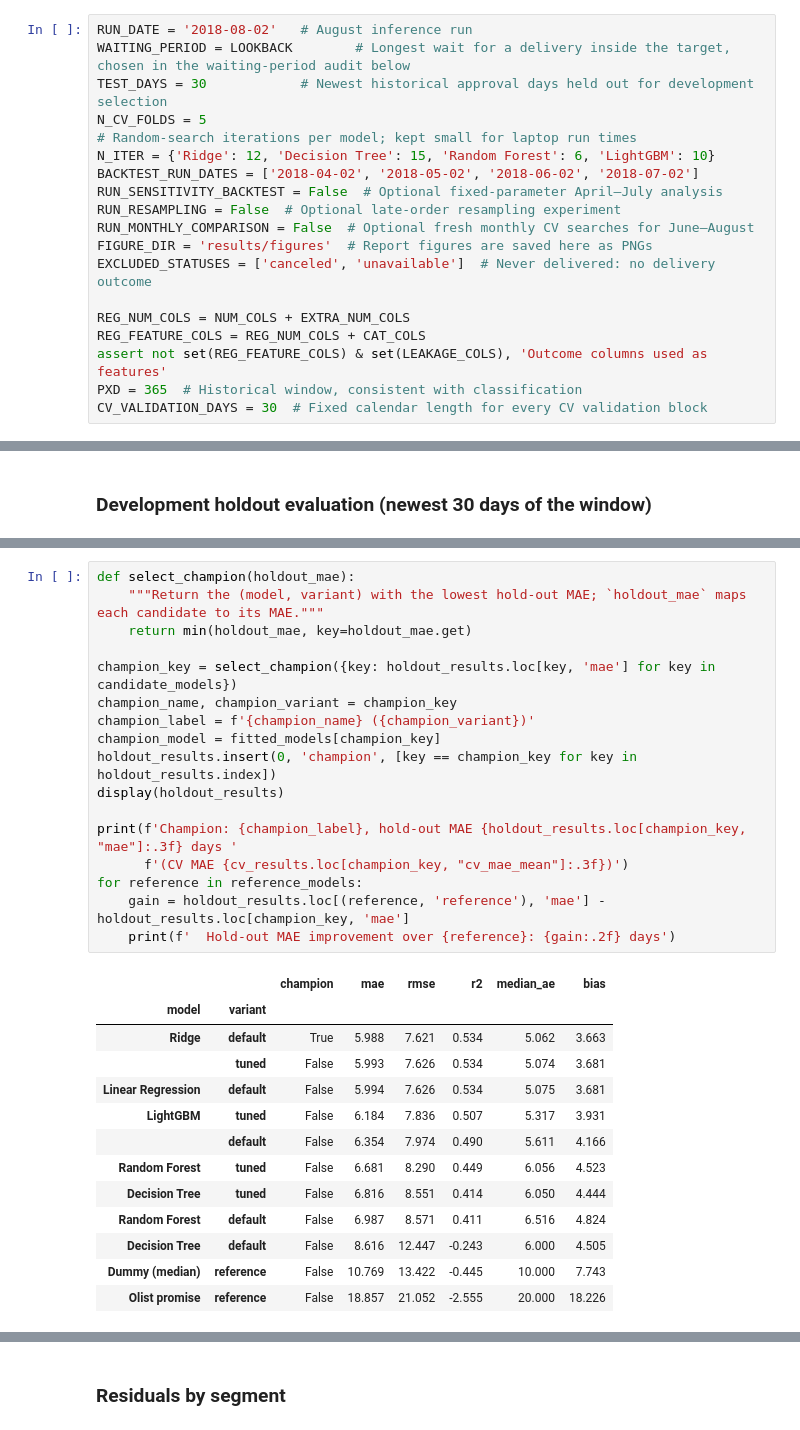
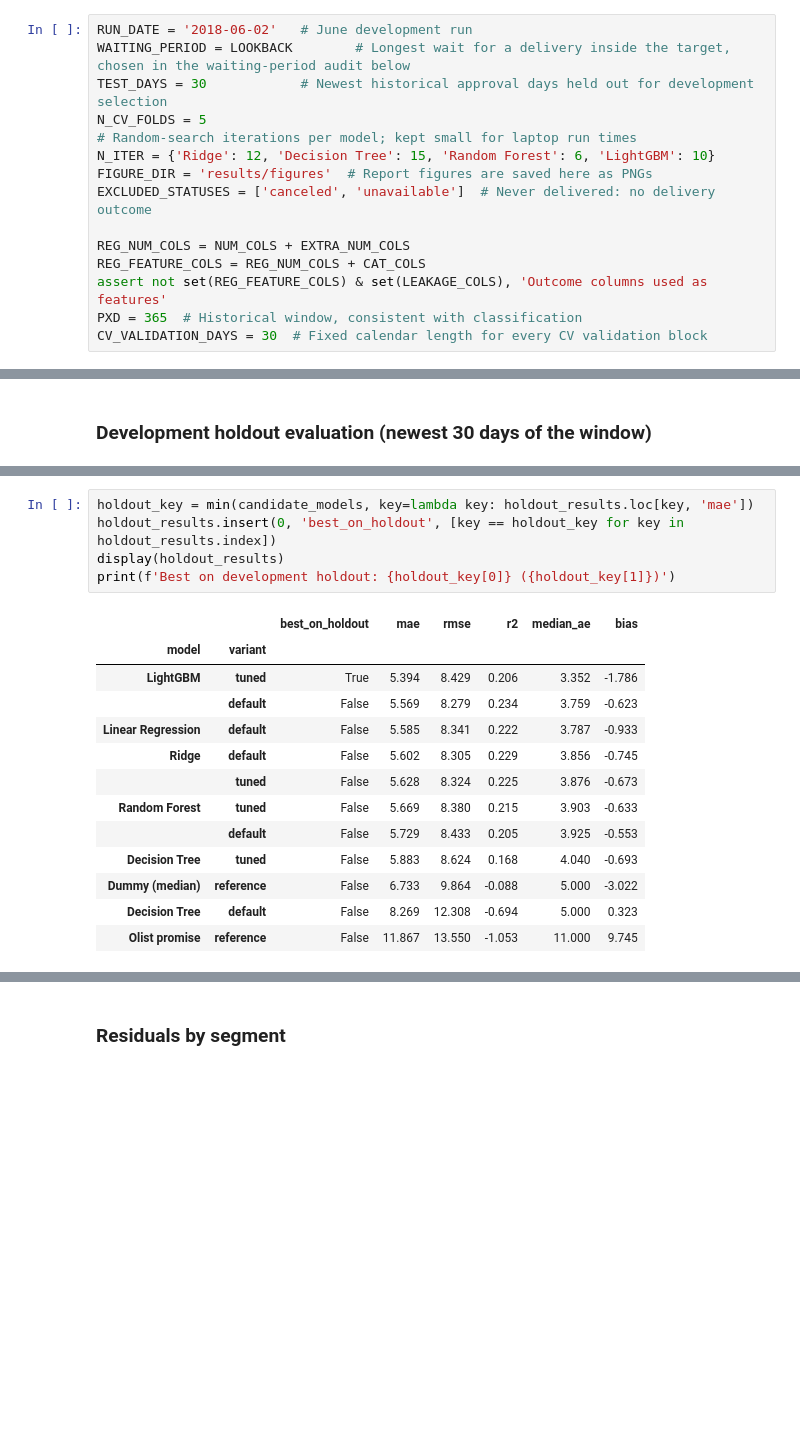
Before and after one commit to mushroomyyy/Team8_IT5006_Ecommerce_Analytics_AY2627Sem1, a Jupyter notebook: phase2/model_regression_dev.ipynb, the cells around one changed output, grey strips where cells are left out. Saved outputs shown, nothing was run; the diff lists cells and outputs as text; blank space fills up the shorter version.

```diff
--- a/phase2/model_regression_dev.ipynb
+++ b/phase2/model_regression_dev.ipynb
@@ -76,16 +50,12 @@ np.random.seed(RANDOM_STATE)
 # %% [markdown]
 # Constants
 # %%
-RUN_DATE = '2018-08-02'   # August inference run
+RUN_DATE = '2018-06-02'   # June development run
 WAITING_PERIOD = LOOKBACK        # Longest wait for a delivery inside the target, chosen in the waiting-period audit below
 TEST_DAYS = 30            # Newest historical approval days held out for development selection
 N_CV_FOLDS = 5
 # Random-search iterations per model; kept small for laptop run times
 N_ITER = {'Ridge': 12, 'Decision Tree': 15, 'Random Forest': 6, 'LightGBM': 10}
-BACKTEST_RUN_DATES = ['2018-04-02', '2018-05-02', '2018-06-02', '2018-07-02']
-RUN_SENSITIVITY_BACKTEST = False  # Optional fixed-parameter April–July analysis
-RUN_RESAMPLING = False  # Optional late-order resampling experiment
-RUN_MONTHLY_COMPARISON = False  # Optional fresh monthly CV searches for June–August
 FIGURE_DIR = 'results/figures'  # Report figures are saved here as PNGs
 EXCLUDED_STATUSES = ['canceled', 'unavailable']  # Never delivered: no delivery outcome
 
@@ -558,31 +519,19 @@ The **champion** is the candidate with the lowest development-holdout MAE among
 # %%
-def select_champion(holdout_mae):
-    """Return the (model, variant) with the lowest hold-out MAE; `holdout_mae` maps each candidate to its MAE."""
-    return min(holdout_mae, key=holdout_mae.get)
-
-champion_key = select_champion({key: holdout_results.loc[key, 'mae'] for key in candidate_models})
-champion_name, champion_variant = champion_key
-champion_label = f'{champion_name} ({champion_variant})'
-champion_model = fitted_models[champion_key]
-holdout_results.insert(0, 'champion', [key == champion_key for key in holdout_results.index])
+holdout_key = min(candidate_models, key=lambda key: holdout_results.loc[key, 'mae'])
+holdout_results.insert(0, 'best_on_holdout', [key == holdout_key for key in holdout_results.index])
 display(holdout_results)
-
-print(f'Champion: {champion_label}, hold-out MAE {holdout_results.loc[champion_key, "mae"]:.3f} days '
-      f'(CV MAE {cv_results.loc[champion_key, "cv_mae_mean"]:.3f})')
-for reference in reference_models:
-    gain = holdout_results.loc[(reference, 'reference'), 'mae'] - holdout_results.loc[champion_key, 'mae']
-    print(f'  Hold-out MAE improvement over {reference}: {gain:.2f} days')
+print(f'Best on development holdout: {holdout_key[0]} ({holdout_key[1]})')
 # %% [output]
-|  |  | champion | mae | rmse | r2 | median_ae | bias |
+|  |  | best_on_holdout | mae | rmse | r2 | median_ae | bias |
 | model | variant |  |  |  |  |  |  |
-| Ridge | default | True | 5.988 | 7.621 | 0.534 | 5.062 | 3.663 |
-|  | tuned | False | 5.993 | 7.626 | 0.534 | 5.074 | 3.681 |
-| Linear Regression | default | False | 5.994 | 7.626 | 0.534 | 5.075 | 3.681 |
-| LightGBM | tuned | False | 6.184 | 7.836 | 0.507 | 5.317 | 3.931 |
-|  | default | False | 6.354 | 7.974 | 0.490 | 5.611 | 4.166 |
-| Random Forest | tuned | False | 6.681 | 8.290 | 0.449 | 6.056 | 4.523 |
-| Decision Tree | tuned | False | 6.816 | 8.551 | 0.414 | 6.050 | 4.444 |
-| Random Forest | default | False | 6.987 | 8.571 | 0.411 | 6.516 | 4.824 |
-| Decision Tree | default | False | 8.616 | 12.447 | -0.243 | 6.000 | 4.505 |
-| Dummy (median) | reference | False | 10.769 | 13.422 | -0.445 | 10.000 | 7.743 |
-| Olist promise | reference | False | 18.857 | 21.052 | -2.555 | 20.000 | 18.226 |
+| LightGBM | tuned | True | 5.394 | 8.429 | 0.206 | 3.352 | -1.786 |
+|  | default | False | 5.569 | 8.279 | 0.234 | 3.759 | -0.623 |
+| Linear Regression | default | False | 5.585 | 8.341 | 0.222 | 3.787 | -0.933 |
+| Ridge | default | False | 5.602 | 8.305 | 0.229 | 3.856 | -0.745 |
+|  | tuned | False | 5.628 | 8.324 | 0.225 | 3.876 | -0.673 |
+| Random Forest | tuned | False | 5.669 | 8.380 | 0.215 | 3.903 | -0.633 |
+|  | default | False | 5.729 | 8.433 | 0.205 | 3.925 | -0.553 |
+| Decision Tree | tuned | False | 5.883 | 8.624 | 0.168 | 4.040 | -0.693 |
+| Dummy (median) | reference | False | 6.733 | 9.864 | -0.088 | 5.000 | -3.022 |
+| Decision Tree | default | False | 8.269 | 12.308 | -0.694 | 5.000 | 0.323 |
+| Olist promise | reference | False | 11.867 | 13.550 | -1.053 | 11.000 | 9.745 |
```
Also changed, not shown: parts of 42 cells of this notebook, 48 other files.
